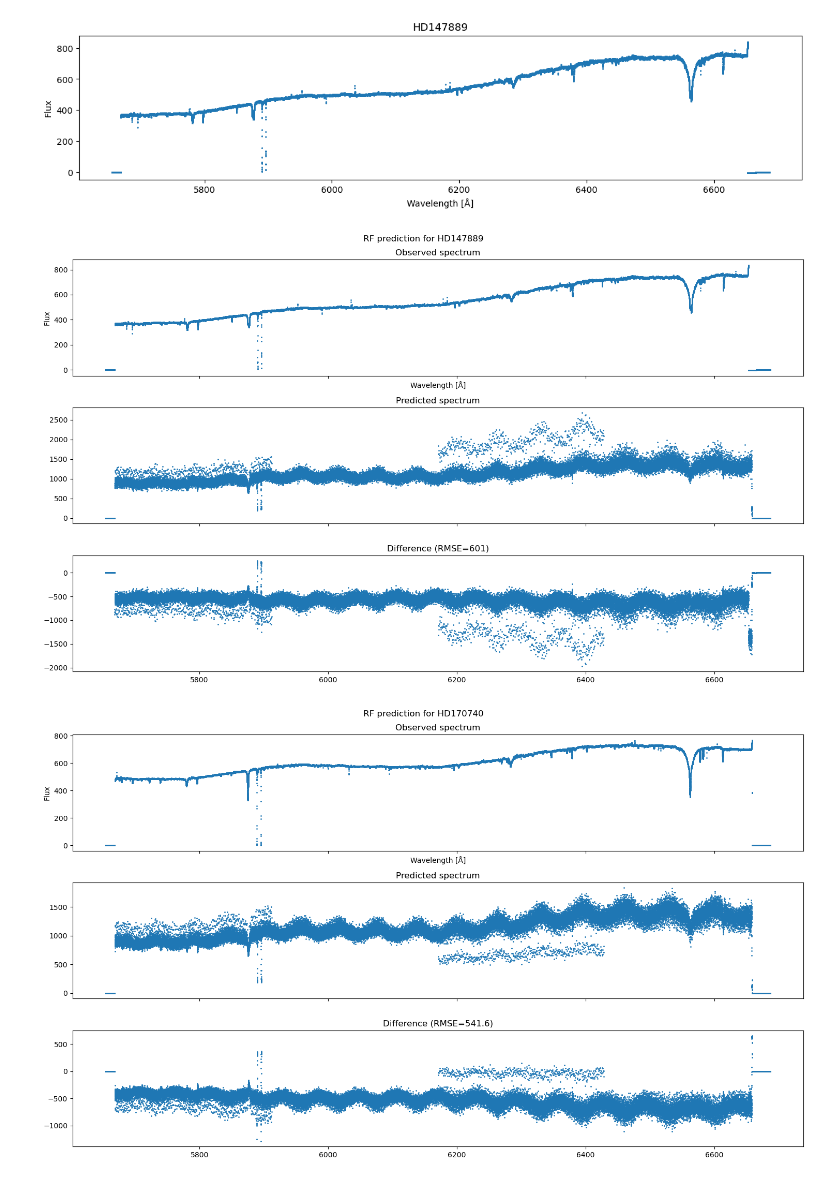
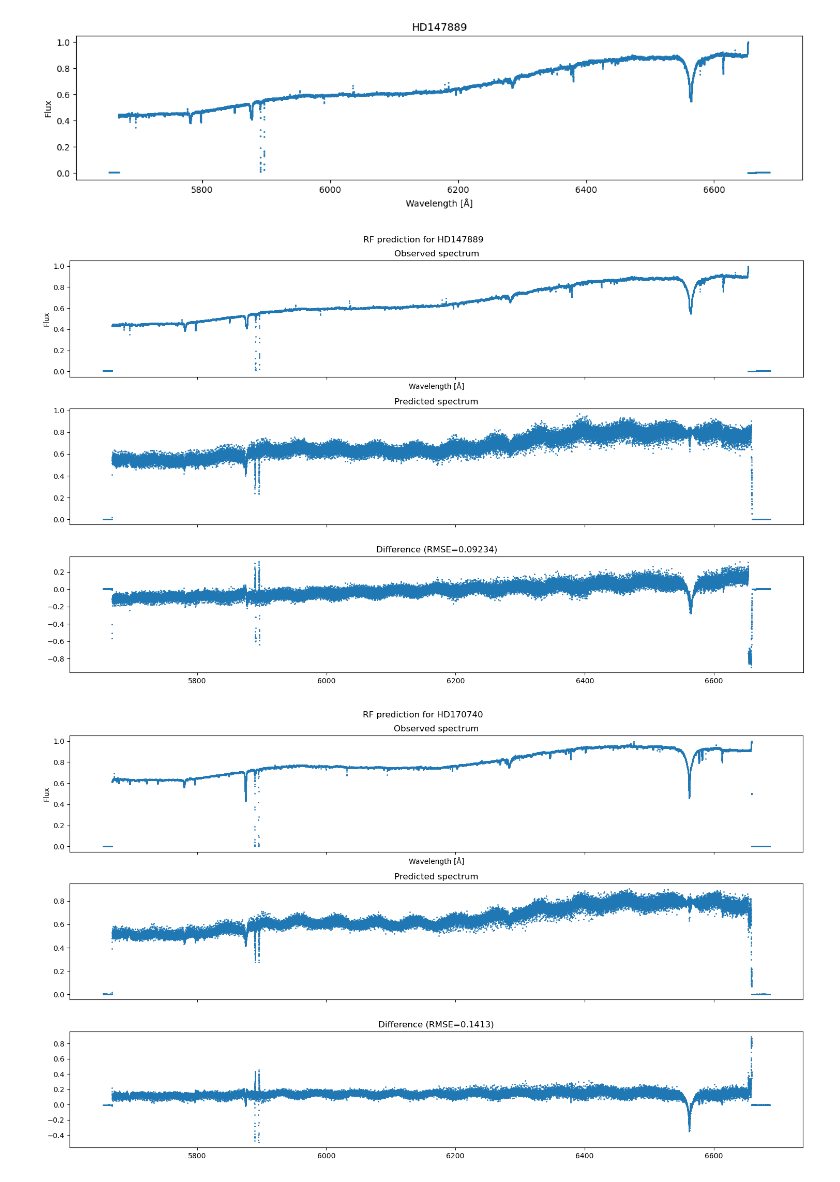
Before and after one commit to JvZeijl/brp-edibles, a Jupyter notebook: random_forest.ipynb, the cells around one changed output. Cells and saved outputs as stored; diff of their text form; code cells hidden in the pictures.

```diff
--- a/random_forest.ipynb
+++ b/random_forest.ipynb
@@ -18,7 +16,7 @@ def load_spectrum(datafile):
     wvl, flux = np.loadtxt(f'data/DR4/{datafile}', usecols=(0, 3), unpack=True, skiprows=1)
     target_name = datafile.split('_')[0]
 
-    return Spectrum(target_name, wvl, flux)
+    return Spectrum(target_name, wvl, minmax_scale(flux[:, np.newaxis])[:, 0])
 
 hd147889 = load_spectrum('HD147889_w564_n1_20140927_U.ascii')
 hd170740 = load_spectrum('HD170740_w564_n2_20160505_U.ascii')
@@ -29,7 +27,7 @@ hd151804 = load_spectrum('HD151804_w564_n9_20160510_U.ascii')
 fig, ax = plt.subplots(nrows=1, ncols=1, figsize=(15, 3))
 hd147889.plot(ax)
 # %% [output]
-[figure, old version]
+[figure, new version]
 # %%
 def train_rf(rf: RandomForestRegressor, spectra: list[Spectrum]) -> RandomForestRegressor:
     wavelength = np.concatenate([spectrum.wavelength for spectrum in spectra])[:, np.newaxis]
@@ -42,33 +40,33 @@ def plot_rf_prediction(rf: RandomForestRegressor, test_spectrum: Spectrum):
 
     predicted_flux = rf.predict(test_spectrum.wavelength[:, np.newaxis])
     rmse = root_mean_squared_error(test_spectrum.flux, predicted_flux)
 
     test_spectrum.plot(axes[0])
     axes[1].plot(test_spectrum.wavelength, predicted_flux, '.', ms=2)
     axes[2].plot(test_spectrum.wavelength, test_spectrum.flux - predicted_flux, '.', ms=2)
 
     axes[0].set_title('Observed spectrum')
     axes[1].set_title('Predicted spectrum')
     axes[2].set_title(f'Difference (RMSE={rmse:.4g})')
 
     fig.suptitle(f'RF prediction for {test_spectrum.target}')
     fig.tight_layout()
 
 
 def cross_validation(spectra: list[Spectrum], n_estimators=100):
     # Start with 0 estimators because it gets increased in the for-loop straightaway
     rf = RandomForestRegressor(n_estimators=0, warm_start=True, random_state=27)
     spectra_tqdm = tqdm(spectra)
 
     for spectrum in spectra_tqdm:
         training_spectra = [spec for spec in spectra if spec is not spectrum]
         rf.n_estimators += n_estimators
 
         spectra_tqdm.set_description(f'Training on {len(training_spectra)} spectra: {', '.join([ts.target for ts in training_spectra])}')
         train_rf(rf, training_spectra)
         plot_rf_prediction(rf, spectrum)
 
-cross_validation([hd147889, hd170740, hd185859, hd151804])
+cross_validation([hd147889, hd170740, hd185859, hd151804], n_estimators=10)
 # %% [output]
-[figure, old version]
+[figure, new version]
-[figure, old version]
+[figure, new version]
```
Also changed, not shown: parts of 2 cells of this notebook, 5 other files.
